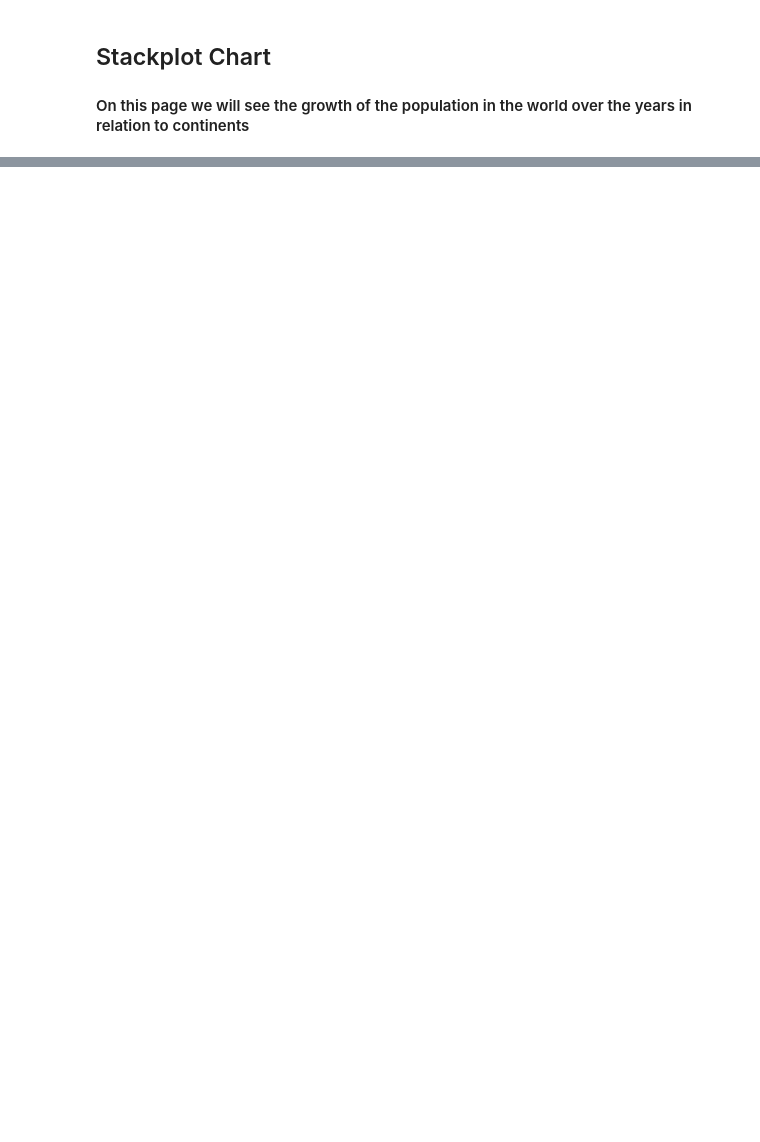
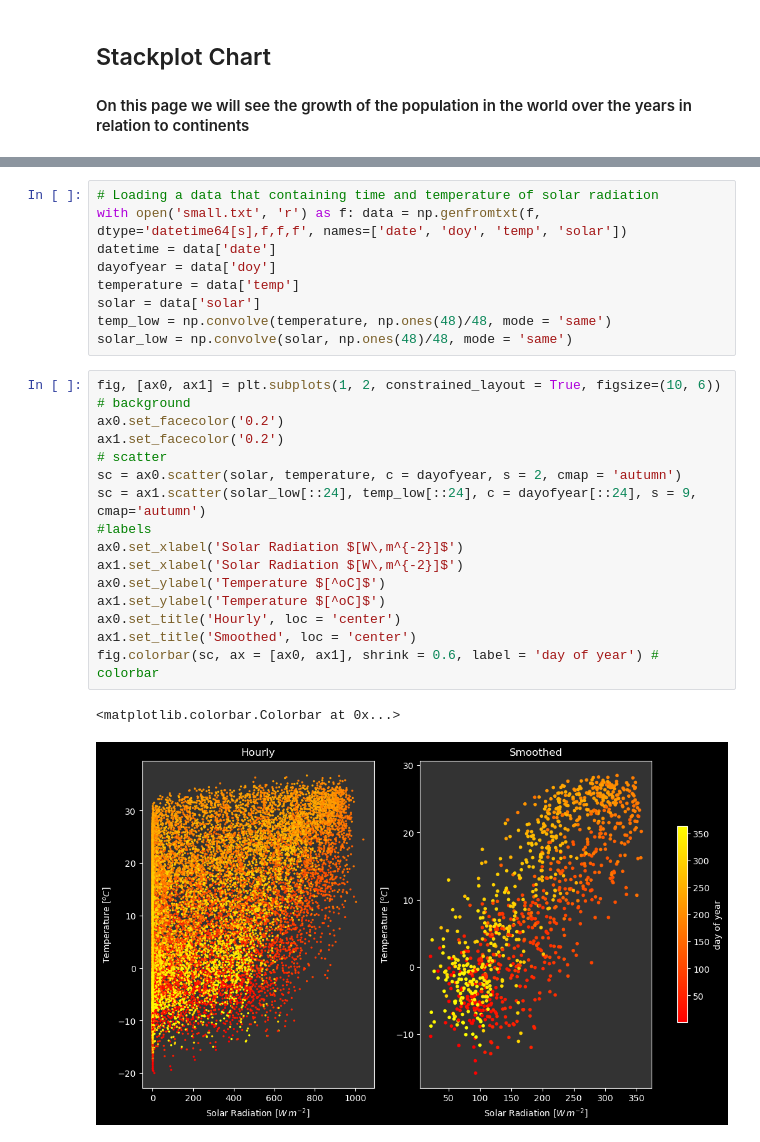
Before and after one commit to adiredri/PythonLibraries, a Jupyter notebook: Matplotlib.ipynb, the cells around one changed output, grey strips where cells are left out. Drawn from its saved outputs; the diff is of its cells as text; blank space fills up the shorter version.

```diff
--- a/Matplotlib.ipynb
+++ b/Matplotlib.ipynb
@@ -377,0 +381,28 @@ plt.show()
+# %%
+# Loading a data that containing time and temperature of solar radiation
+with open('small.txt', 'r') as f: data = np.genfromtxt(f, dtype='datetime64[s],f,f,f', names=['date', 'doy', 'temp', 'solar'])
+datetime = data['date']
+dayofyear = data['doy']
+temperature = data['temp']
+solar = data['solar']
+temp_low = np.convolve(temperature, np.ones(48)/48, mode = 'same')
+solar_low = np.convolve(solar, np.ones(48)/48, mode = 'same')
+# %%
+fig, [ax0, ax1] = plt.subplots(1, 2, constrained_layout = True, figsize=(10, 6))
+# background
+ax0.set_facecolor('0.2')
+ax1.set_facecolor('0.2')
+# scatter
+sc = ax0.scatter(solar, temperature, c = dayofyear, s = 2, cmap = 'autumn')
+sc = ax1.scatter(solar_low[::24], temp_low[::24], c = dayofyear[::24], s = 9, cmap='autumn')
+#labels
+ax0.set_xlabel('Solar Radiation $[W\,m^{-2}]$')
+ax1.set_xlabel('Solar Radiation $[W\,m^{-2}]$')
+ax0.set_ylabel('Temperature $[^oC]$')
+ax1.set_ylabel('Temperature $[^oC]$')
+ax0.set_title('Hourly', loc = 'center')
+ax1.set_title('Smoothed', loc = 'center')
+fig.colorbar(sc, ax = [ax0, ax1], shrink = 0.6, label = 'day of year') # colorbar
+# %% [output]
+<matplotlib.colorbar.Colorbar at 0x...>
+[figure, added]
```
Also changed, not shown: parts of 21 cells of this notebook.
